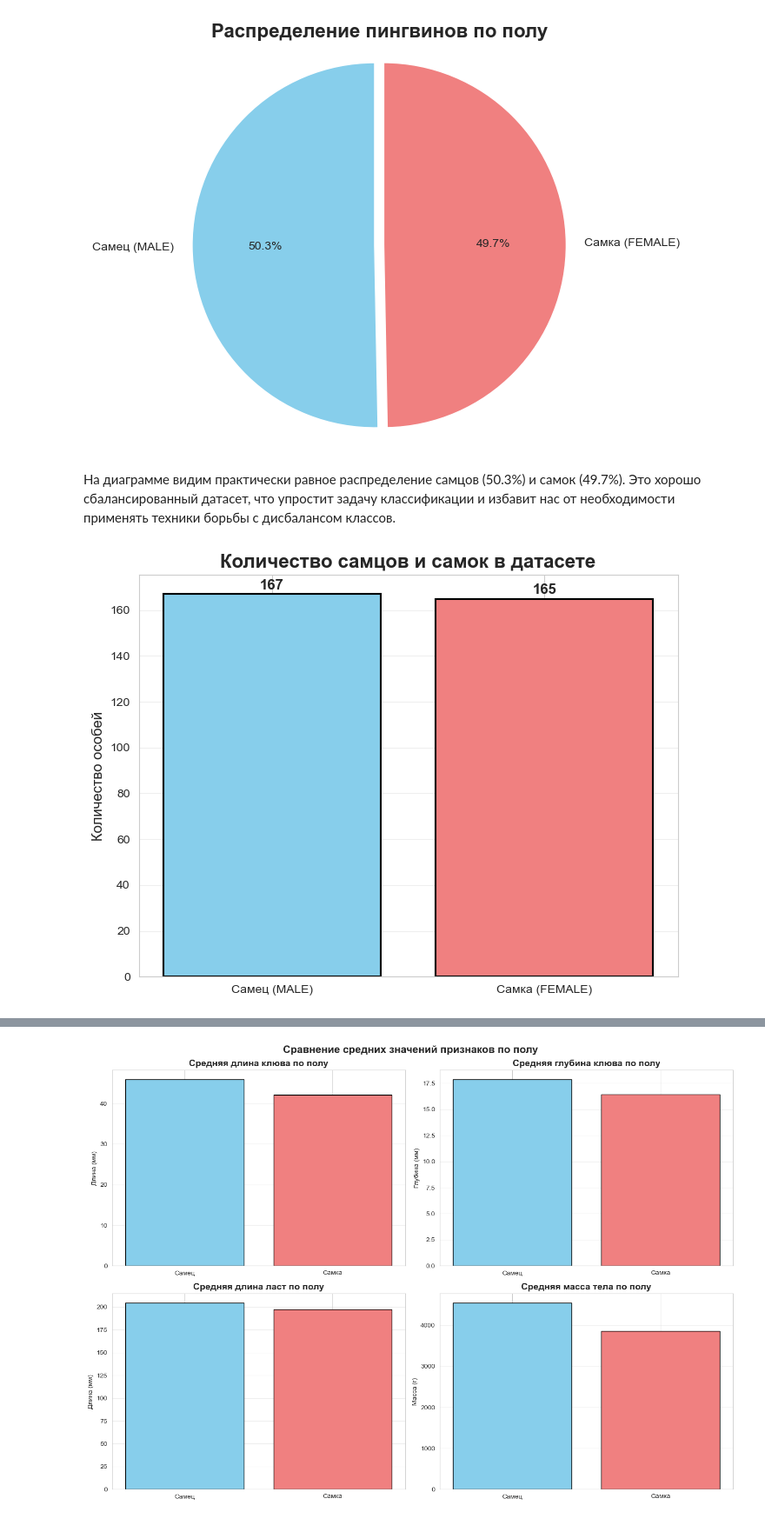
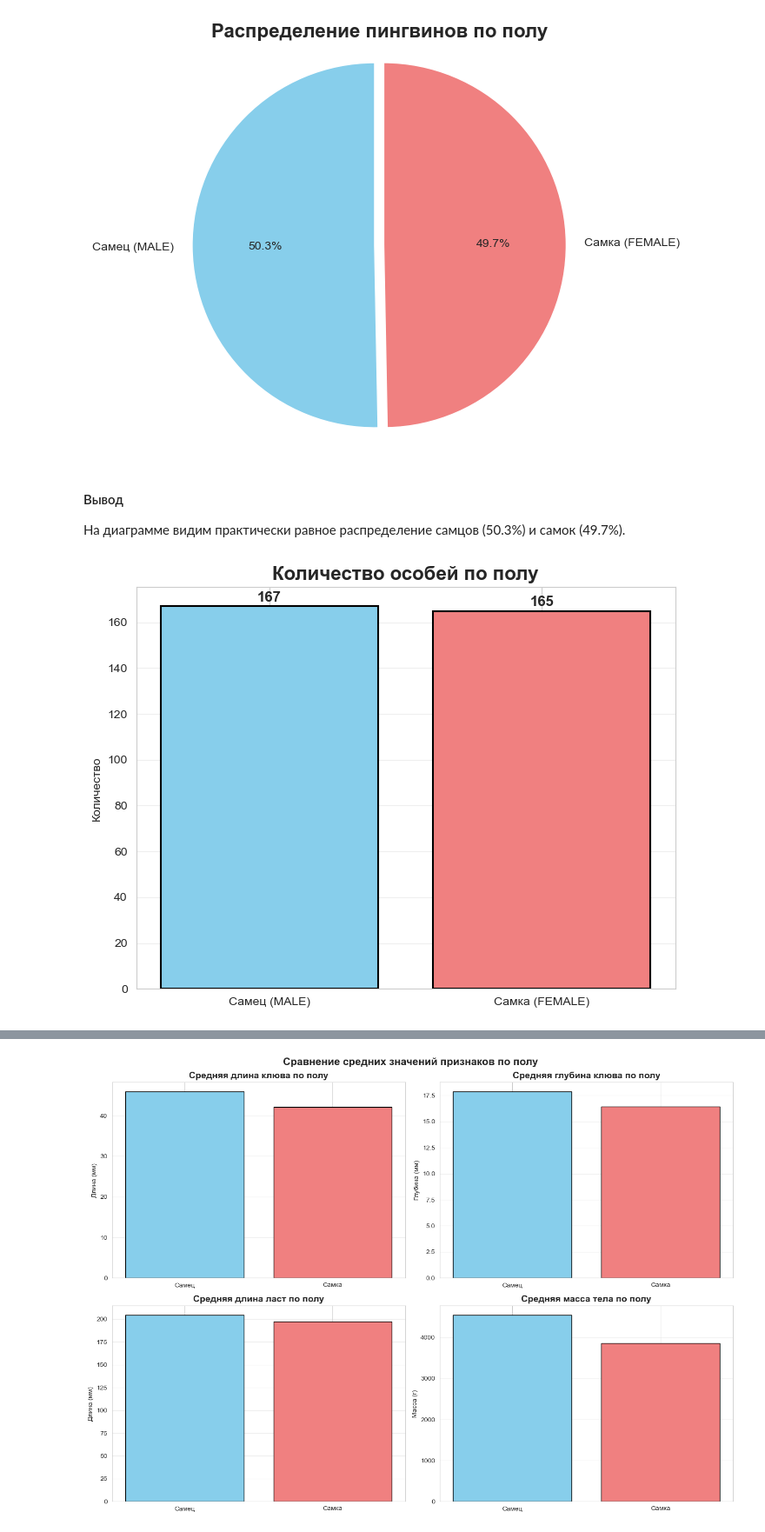
Before and after one commit to Arkturiuso/Pengu1n_team_Kirill-Timur_Corporation, a Jupyter notebook: penguins_classification.ipynb, the cells around one changed output, grey strips where cells are left out. Shown at 87% size. Cells and saved outputs as stored; diff of their text form; code cells hidden in the pictures.

```diff
--- a/penguins_classification.ipynb
+++ b/penguins_classification.ipynb
@@ -218,0 +225,3 @@ memory usage: 15.6+ KB
+# %%
+# Удаляем строки, где в колонке 'sex' стоит NaN
+df = df.dropna(subset=['sex']).copy()
@@ -325,26 +318,35 @@ plt.show()
 # %% [output]
 [figure]
 # %% [markdown]
-На диаграмме видим практически равное распределение самцов (50.3%) и самок (49.7%). Это хорошо сбалансированный датасет, что упростит задачу классификации и избавит нас от необходимости применять техники борьбы с дисбалансом классов.
+#### Вывод
+На диаграмме видим практически равное распределение самцов (50.3%) и самок (49.7%).
 # %%
 plt.figure(figsize=(8, 6))
-# считаем количество самцов и самок
-sex_counts = df['sex'].value_counts()
 
-# создаем столбчатую диаграмму
-bars = plt.bar(['Самец (MALE)', 'Самка (FEMALE)'], sex_counts.values,
-               color=['skyblue', 'lightcoral'], edgecolor='black', linewidth=1.5)
+# 1. Учитываем NaN и сортируем по нужному нам порядку
+sex_counts = df['sex'].value_counts(dropna=False).reindex(['MALE', 'FEMALE', np.nan], fill_value=0)
 
-# добавляем подписи значений на столбцах
+# 2. Готовим данные строго в нужном порядке
+labels = ['Самец (MALE)', 'Самка (FEMALE)', 'Неизвестно']
+values = [sex_counts['MALE'], sex_counts['FEMALE'], sex_counts[np.nan]]
+
+# 3. Строим график
+# Фильтруем только те метки, которые есть в данных, чтобы не рисовать пустые столбцы
+mask = np.array(values) > 0
+bars = plt.bar(np.array(labels)[mask], np.array(values)[mask],
+               color=['skyblue', 'lightcoral', 'gray'][:sum(mask)],
+               edgecolor='black', linewidth=1.5)
+
+# 4. Подписи значений
 for bar in bars:
     height = bar.get_height()
     plt.text(bar.get_x() + bar.get_width()/2., height + 1,
              f'{int(height)}', ha='center', va='bottom', fontsize=12, fontweight='bold')
 
-plt.title('Количество самцов и самок в датасете', fontsize=16, fontweight='bold')
-plt.ylabel('Количество особей', fontsize=12)
+plt.title('Количество особей по полу', fontsize=16, fontweight='bold')
+plt.ylabel('Количество')
 plt.grid(axis='y', alpha=0.3)
 plt.show()
 # %% [output]
-[figure, old version]
+[figure, new version]
 # %% [markdown]
```
Also changed, not shown: parts of 108 cells of this notebook.
